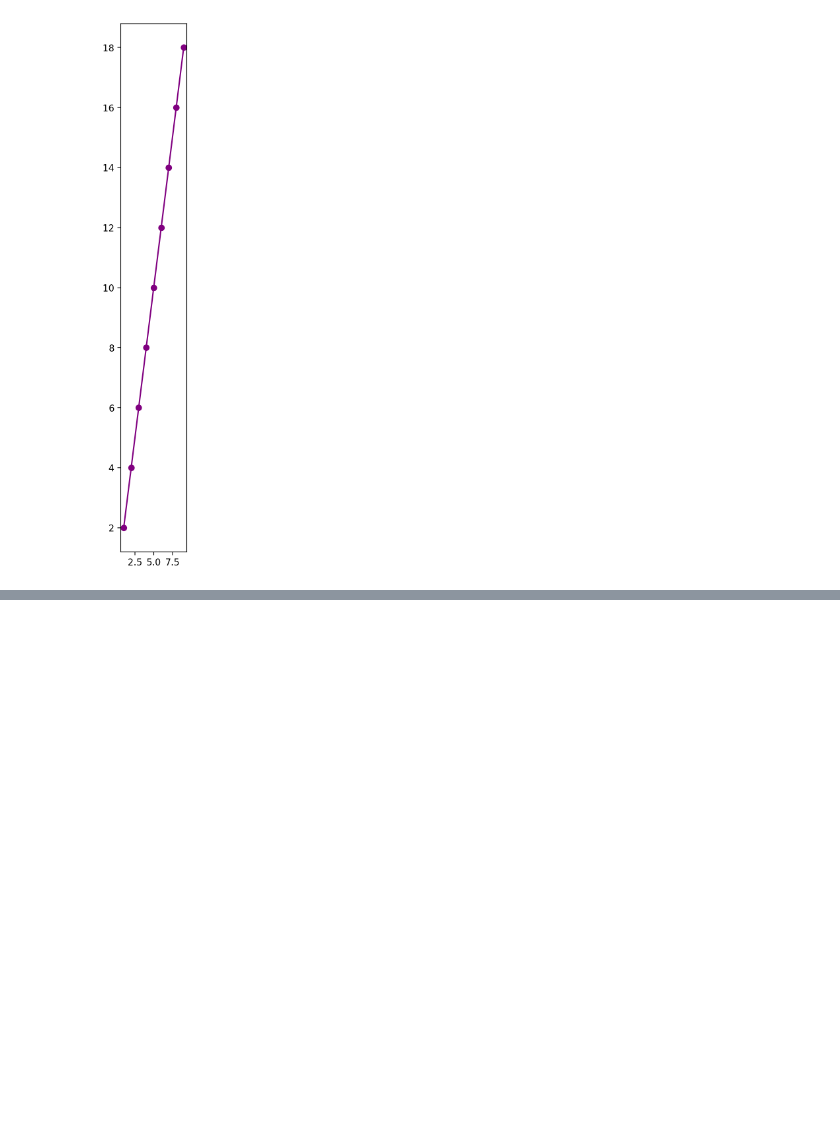
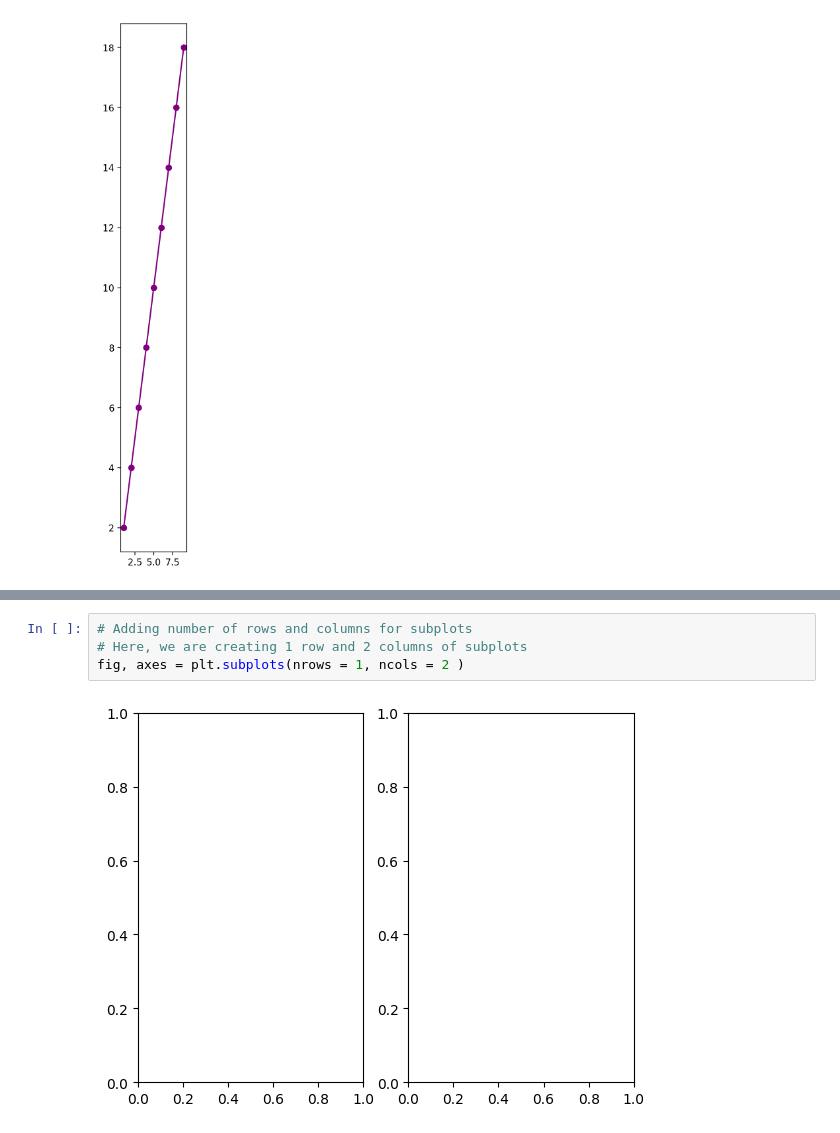
Before and after one commit to rahulgoraksha/ml-algorithms-practice, a Jupyter notebook: notebooks/5-matplotlib.ipynb, the cells around one changed output, grey strips where cells are left out. Cells and saved outputs as stored; diff of their text form; blank space fills up the shorter version.

```diff
--- a/notebooks/5-matplotlib.ipynb
+++ b/notebooks/5-matplotlib.ipynb
@@ -399,0 +345,6 @@ plt.show()
+# %%
+# Adding number of rows and columns for subplots
+# Here, we are creating 1 row and 2 columns of subplots
+fig, axes = plt.subplots(nrows = 1, ncols = 2 )
+# %% [output]
+[figure, added]
```
Also changed, not shown: parts of 17 cells of this notebook.
